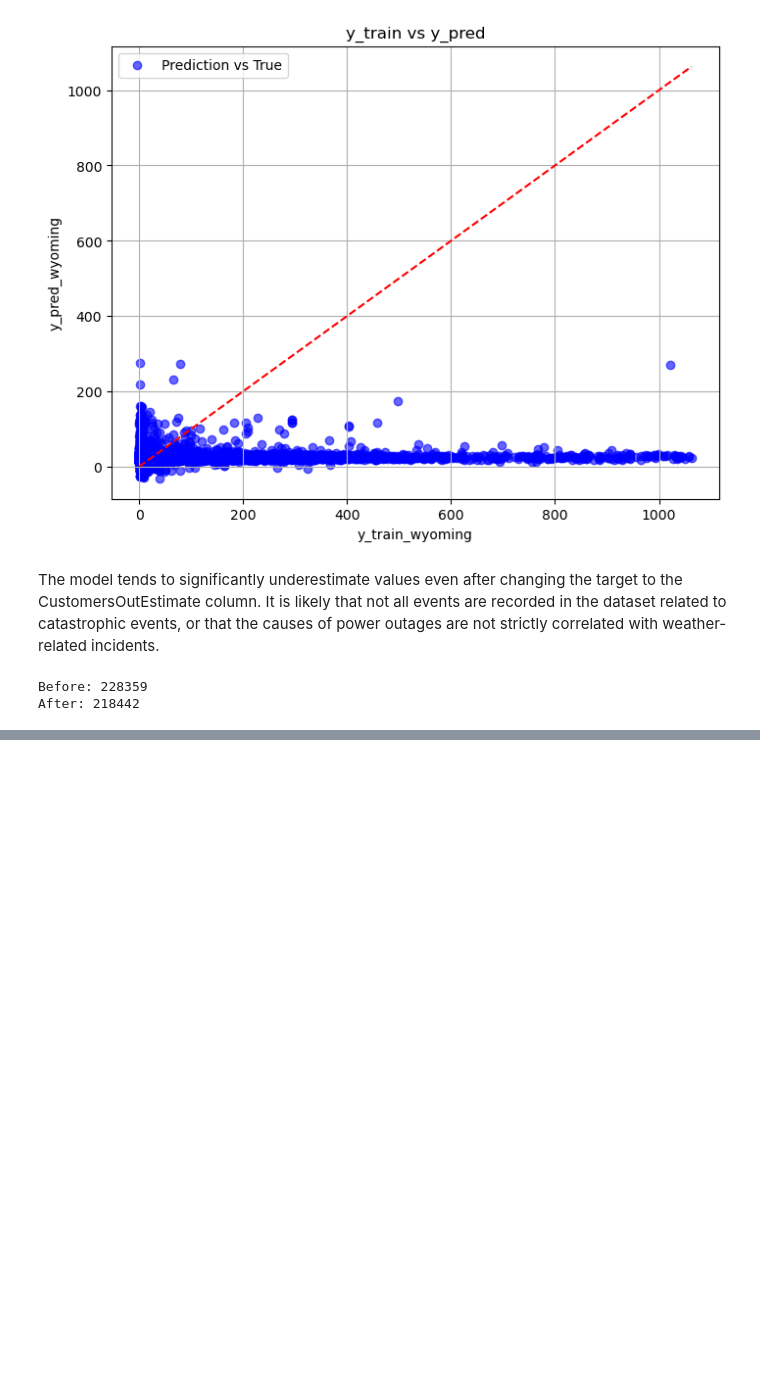
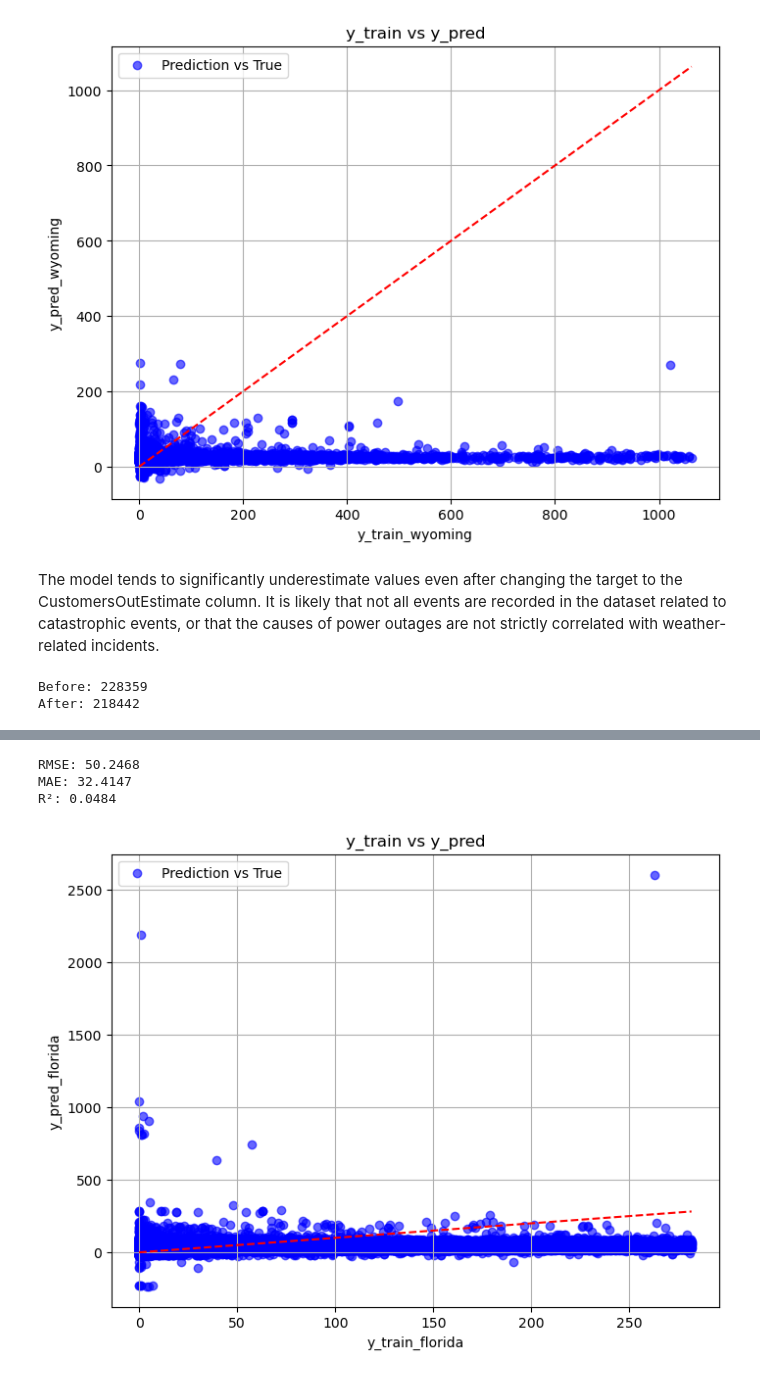
Before and after one commit to kwiatkowskaa/PowerOutage_Prediction, a Jupyter notebook: notebooks/03_model_development.ipynb, the cells around one changed output, grey strips where cells are left out. Cells and saved outputs as stored; diff of their text form; code cells hidden in the pictures; blank space fills up the shorter version.

```diff
--- a/notebooks/03_model_development.ipynb
+++ b/notebooks/03_model_development.ipynb
@@ -1191,0 +1207,26 @@ epoch 1  | loss: 3056.39189| val_0_rmse: 55.40392| val_1_rmse: 55.55145|  0:05:5
+# %%
+y_pred_florida = model_TabNet_florida.predict(X_train_florida.values)
+
+rmse = np.sqrt(mean_squared_error(y_train_florida, y_pred_florida))
+mae = mean_absolute_error(y_train_florida, y_pred_florida)
+r2 = r2_score(y_train_florida, y_pred_florida)
+
+print(f"RMSE: {rmse:.4f}")
+print(f"MAE: {mae:.4f}")
+print(f"R²: {r2:.4f}")
+# %% [output]
+RMSE: 50.2468
+MAE: 32.4147
+R²: 0.0484
+# %%
+plt.figure(figsize=(8, 6))
+plt.scatter(y_train_florida, y_pred_florida, alpha=0.6, color='blue', label='Prediction vs True')
+plt.plot([min(y_train_florida), max(y_train_florida)], [min(y_train_florida), max(y_train_florida)], color='red', linestyle='--')
+plt.title('y_train vs y_pred')
+plt.xlabel('y_train_florida')
+plt.ylabel('y_pred_florida')
+plt.legend()
+plt.grid(True)
+plt.show()
+# %% [output]
+[figure, added]
```
Also changed, not shown: parts of 3 cells of this notebook, 1 other file.
